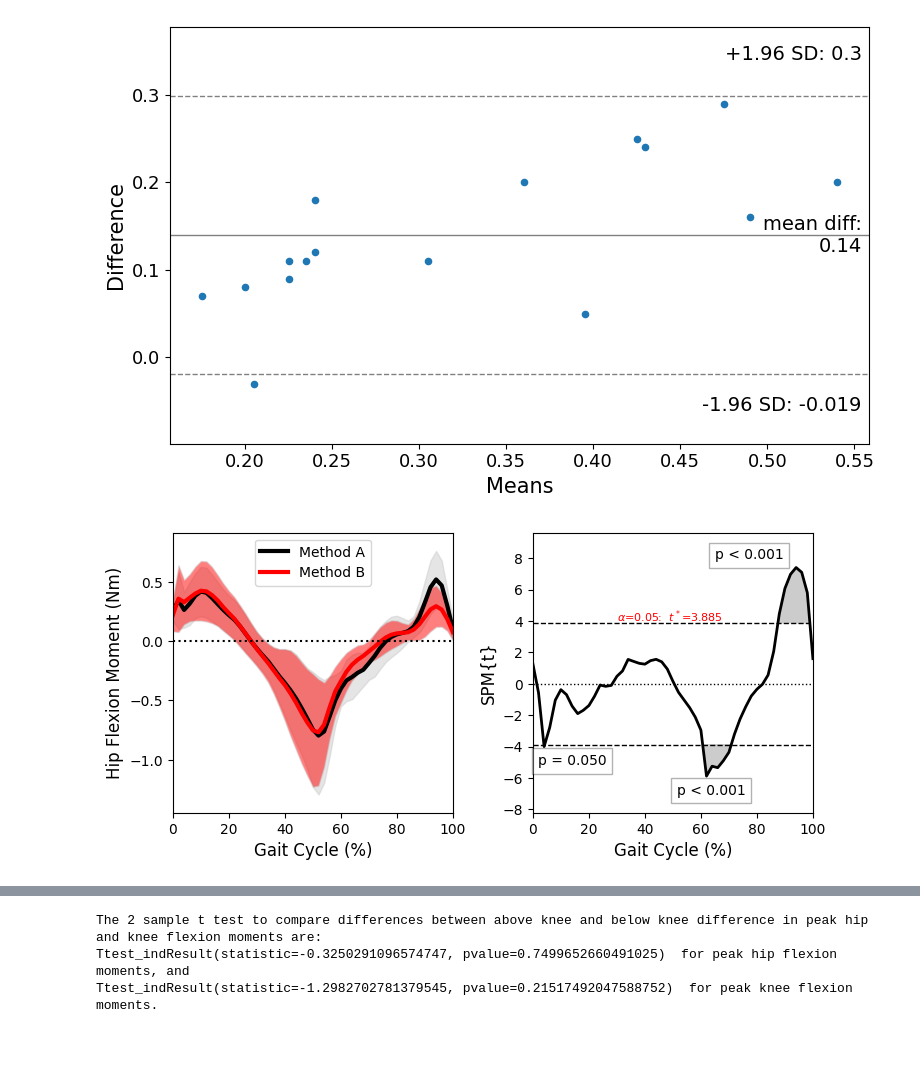
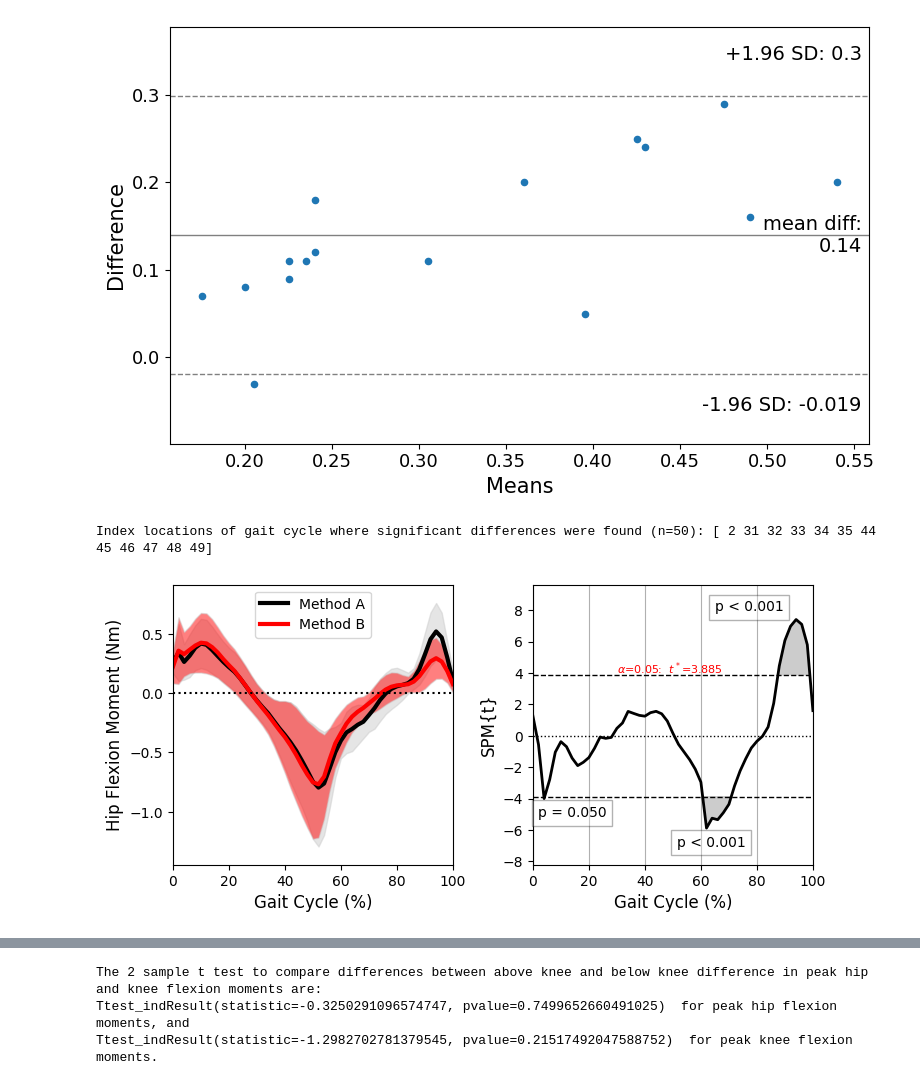
Before and after one commit to TimArthur391/My_MSc_Toolbox, a Jupyter notebook: Investigations/Analysis_of_data/Statistical_Analysis.ipynb, the cells around one changed output, grey strips where cells are left out. Cells and saved outputs as stored; diff of their text form; code cells hidden in the pictures; blank space fills up the shorter version.

```diff
--- a/Investigations/Analysis_of_data/Statistical_Analysis.ipynb
+++ b/Investigations/Analysis_of_data/Statistical_Analysis.ipynb
@@ -233,34 +233,37 @@ Swing_Phase_Kolmogorov_Smirnov_Results.T.to_csv('Outputs/Kolmogorov-Smirnov test
 #data has to be a 2D numpy array with float data
 Y0 = np.array(hip_OG_moments, dtype='float64')
 Y1 = np.array(hip_PyCGM2_moments, dtype='float64')
 
 #conduct paired t-test
 alpha      = 0.05
 t          = spm1d.stats.ttest_paired(Y0.T, Y1.T) #repeats should be dimension 1, data should be dimension 2
 ti         = t.inference(alpha, two_tailed=True)
 
 #plot:
 plt.close('all')
 ### plot mean and SD:
 plt.figure( figsize=(8, 3.5) )
 ax = plt.axes( (0.1, 0.15, 0.35, 0.8) )
 spm1d.plot.plot_mean_sd(Y0.T, x=np.arange(0,Y0.T.shape[1]*2,2), label='Method A')
 spm1d.plot.plot_mean_sd(Y1.T, x=np.arange(0,Y0.T.shape[1]*2,2), linecolor='r', facecolor='r', label='Method B')
 ax.axhline(y=0, color='k', linestyle=':')
 ax.legend(loc='upper center')
 ax.set_xlabel('Gait Cycle (%)', fontsize=12)
 ax.set_ylabel('Hip Flexion Moment (Nm)', fontsize=12)
 ### plot SPM results:
 ax = plt.axes((0.55,0.15,0.35,0.8))
 ti.plot(plot_ylabel=False)
 ti.plot_threshold_label(fontsize=8, pos=(15,4))
 ti.plot_p_values(size=10, offsets=[(5,-1), (-1,-2),(-8,2.5)])
 ax.set_xticklabels([0, 20, 40, 60, 80, 100])
 ax.set_xlabel('Gait Cycle (%)', fontsize=12)
 ax.set_ylabel('SPM{t}', fontsize=12)
+ax.grid(visible=True, which='both', axis='x')
 plt.savefig('Outputs/SMP paired t-test of hip flexion moments.png')
+print('Index locations of gait cycle where significant differences were found (n=50):', (np.where((ti.z < -3.9) | (ti.z > 3.9))[0]))
 # %% [output]
+Index locations of gait cycle where significant differences were found (n=50): [ 2 31 32 33 34 35 44 45 46 47 48 49]
-[figure, old version]
+[figure, new version]
 # %%
 #SMP paired t-test of knee flexion moments
 
```
Also changed, not shown: parts of 2 cells of this notebook, 1 other file.
